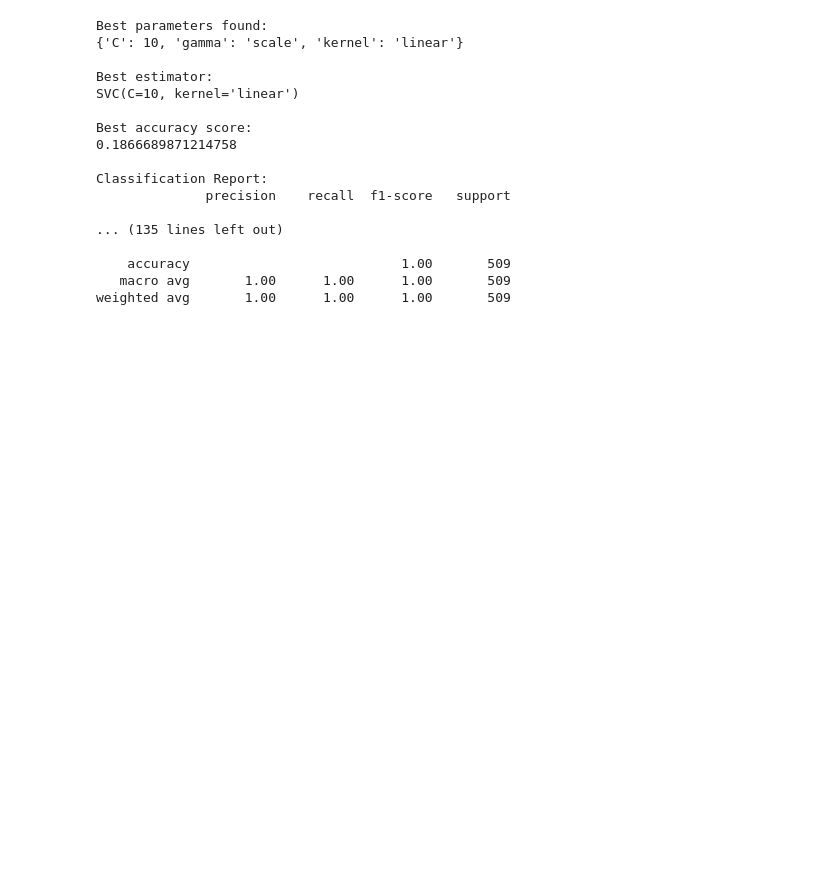
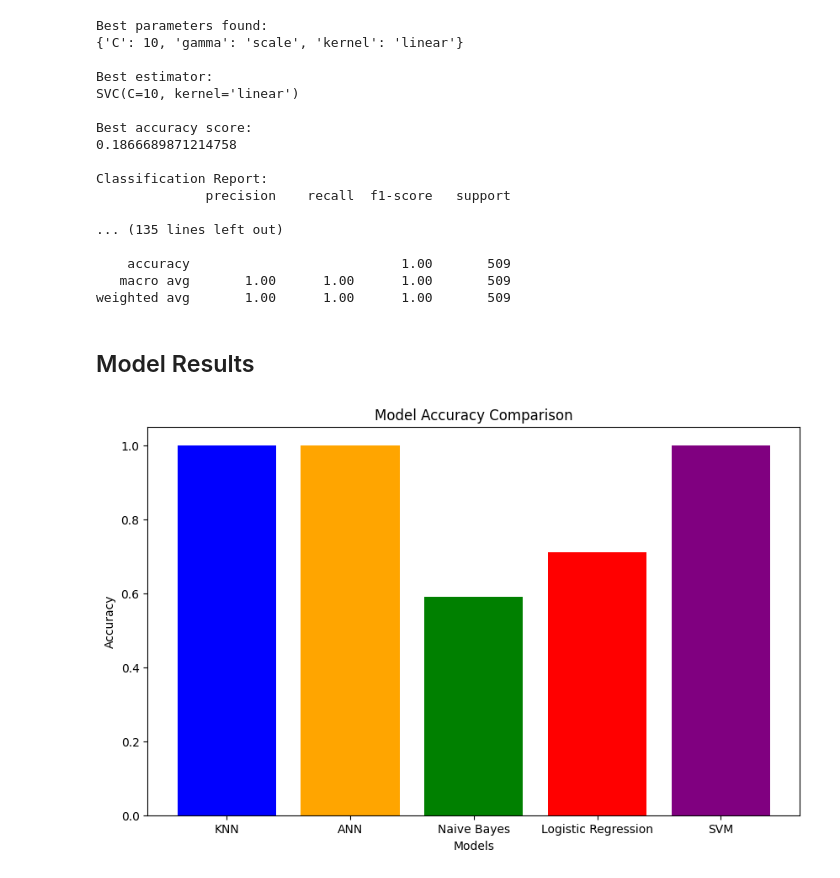
Before and after one commit to MajaSLash/441PIFI, a Jupyter notebook: src/model_development/main.ipynb, the cells around one changed output. Drawn from its saved outputs; the diff is of its cells as text; code cells hidden in the pictures; blank space fills up the shorter version.

Commit message:
feat: Added Model Results Bar Chart

```diff
--- a/src/model_development/main.ipynb
+++ b/src/model_development/main.ipynb
@@ -362,3 +362,30 @@ Classification Report:
     accuracy                           1.00       509
    macro avg       1.00      1.00      1.00       509
 weighted avg       1.00      1.00      1.00       509
+# %% [markdown]
+## Model Results
+# %%
+import matplotlib.pyplot as plt
+
+# List of models
+models = ['KNN', 'ANN', 'Naive Bayes', 'Logistic Regression', 'SVM']
+
+# List of colors for each model
+colors = ['blue', 'orange', 'green', 'red', 'purple']
+
+# Accuracy scores for each model (you can replace these with your actual accuracy scores)
+accuracy_scores = [1.0, 1.0, 0.59, 0.71, 1.0]
+
+# Creating the bar graph
+plt.figure(figsize=(10, 6))
+plt.bar(models, accuracy_scores, color=colors)
+
+# Adding title and labels
+plt.title('Model Accuracy Comparison')
+plt.xlabel('Models')
+plt.ylabel('Accuracy')
+
+# Displaying the bar graph
+plt.show()
+# %% [output]
+[figure, added]
```
